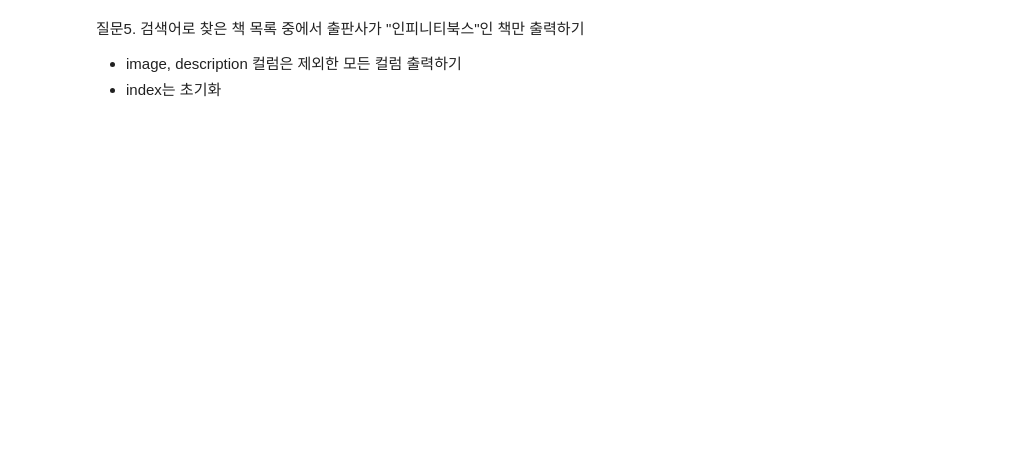
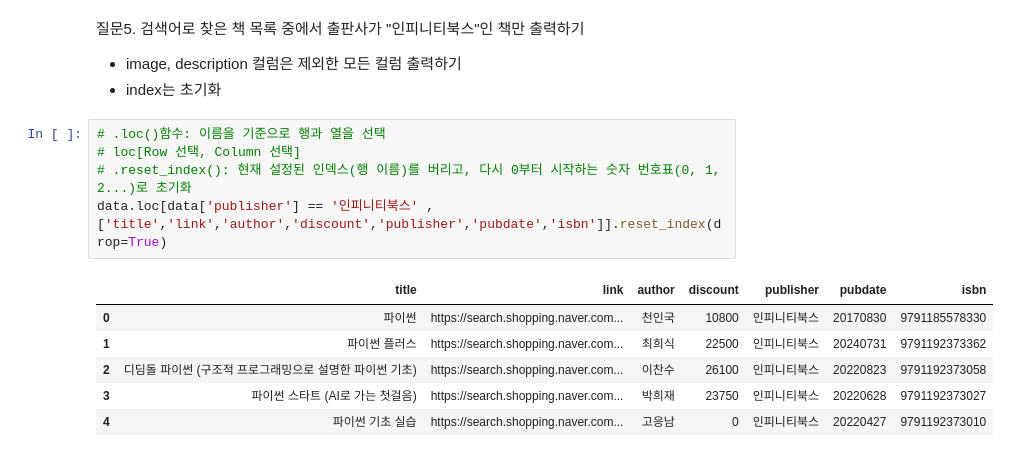
Before and after one commit to nirey-l/Python_Webscraping_Analysis, a Jupyter notebook: 연습문제_웹스크래핑/01_news_scraping.ipynb, the cells around one changed output. Cells and saved outputs as stored; diff of their text form; blank space fills up the shorter version.

```diff
--- a/연습문제_웹스크래핑/01_news_scraping.ipynb
+++ b/연습문제_웹스크래핑/01_news_scraping.ipynb
@@ -300,3 +340,15 @@ with open('../data/books.json', 'w', encoding='utf-8') as file:
 질문5. 검색어로 찾은 책 목록 중에서 출판사가 "인피니티북스"인 책만 출력하기
 *   image, description 컬럼은 제외한 모든 컬럼 출력하기
 *   index는 초기화
+# %%
+# .loc()함수: 이름을 기준으로 행과 열을 선택
+# loc[Row 선택, Column 선택]
+# .reset_index(): 현재 설정된 인덱스(행 이름)를 버리고, 다시 0부터 시작하는 숫자 번호표(0, 1, 2...)로 초기화
+data.loc[data['publisher'] == '인피니티북스' , ['title','link','author','discount','publisher','pubdate','isbn']].reset_index(drop=True)
+# %% [output]
+|  | title | link | author | discount | publisher | pubdate | isbn |
+| 0 | 파이썬 | https://search.shopping.naver.com... | 천인국 | 10800 | 인피니티북스 | 20170830 | 9791185578330 |
+| 1 | 파이썬 플러스 | https://search.shopping.naver.com... | 최희식 | 22500 | 인피니티북스 | 20240731 | 9791192373362 |
+| 2 | 디딤돌 파이썬 (구조적 프로그래밍으로 설명한 파이썬 기초) | https://search.shopping.naver.com... | 이찬수 | 26100 | 인피니티북스 | 20220823 | 9791192373058 |
+| 3 | 파이썬 스타트 (AI로 가는 첫걸음) | https://search.shopping.naver.com... | 박희재 | 23750 | 인피니티북스 | 20220628 | 9791192373027 |
+| 4 | 파이썬 기초 실습 | https://search.shopping.naver.com... | 고응남 | 0 | 인피니티북스 | 20220427 | 9791192373010 |
```
Also changed, not shown: parts of 3 cells of this notebook, 1 other file.
